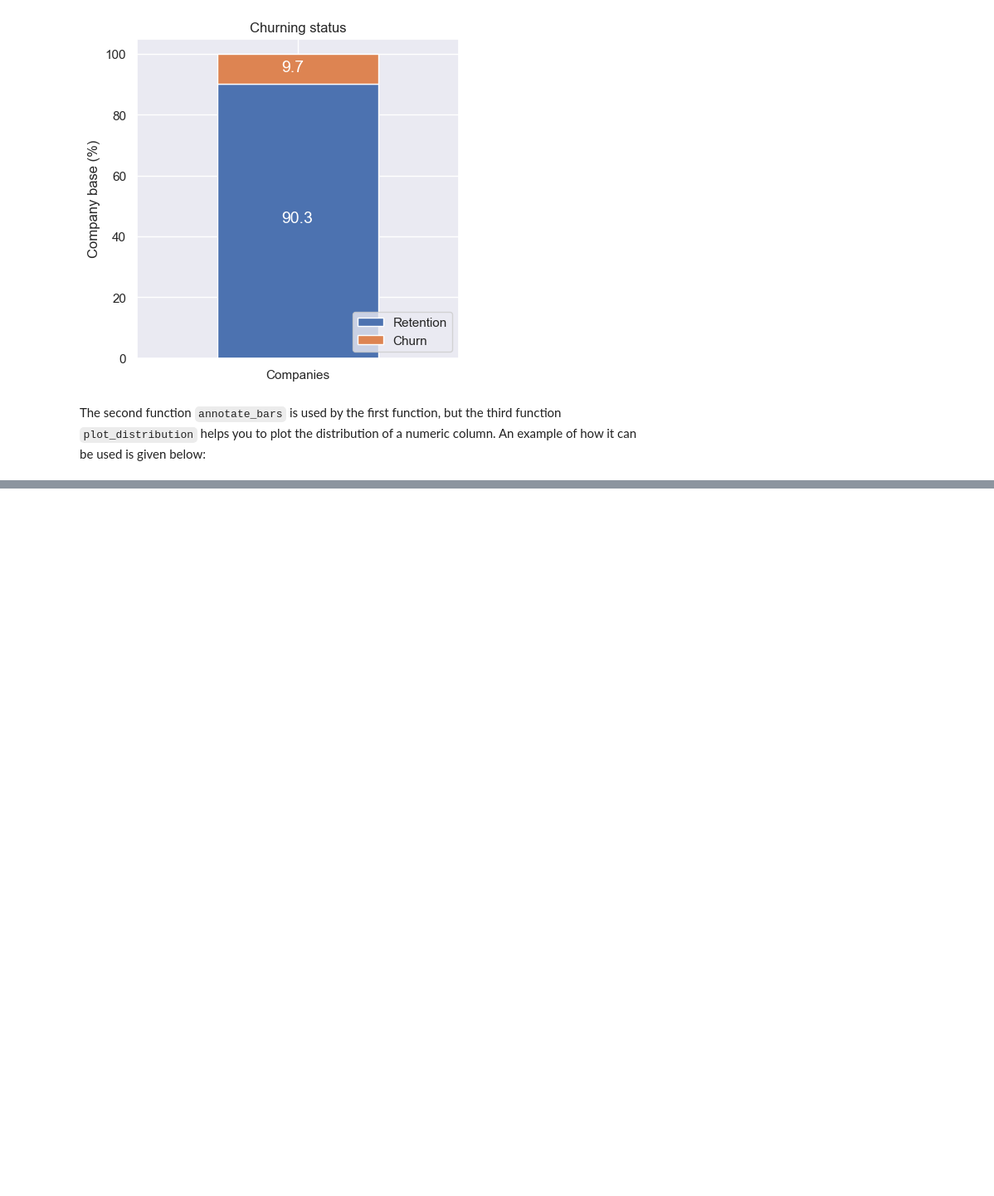
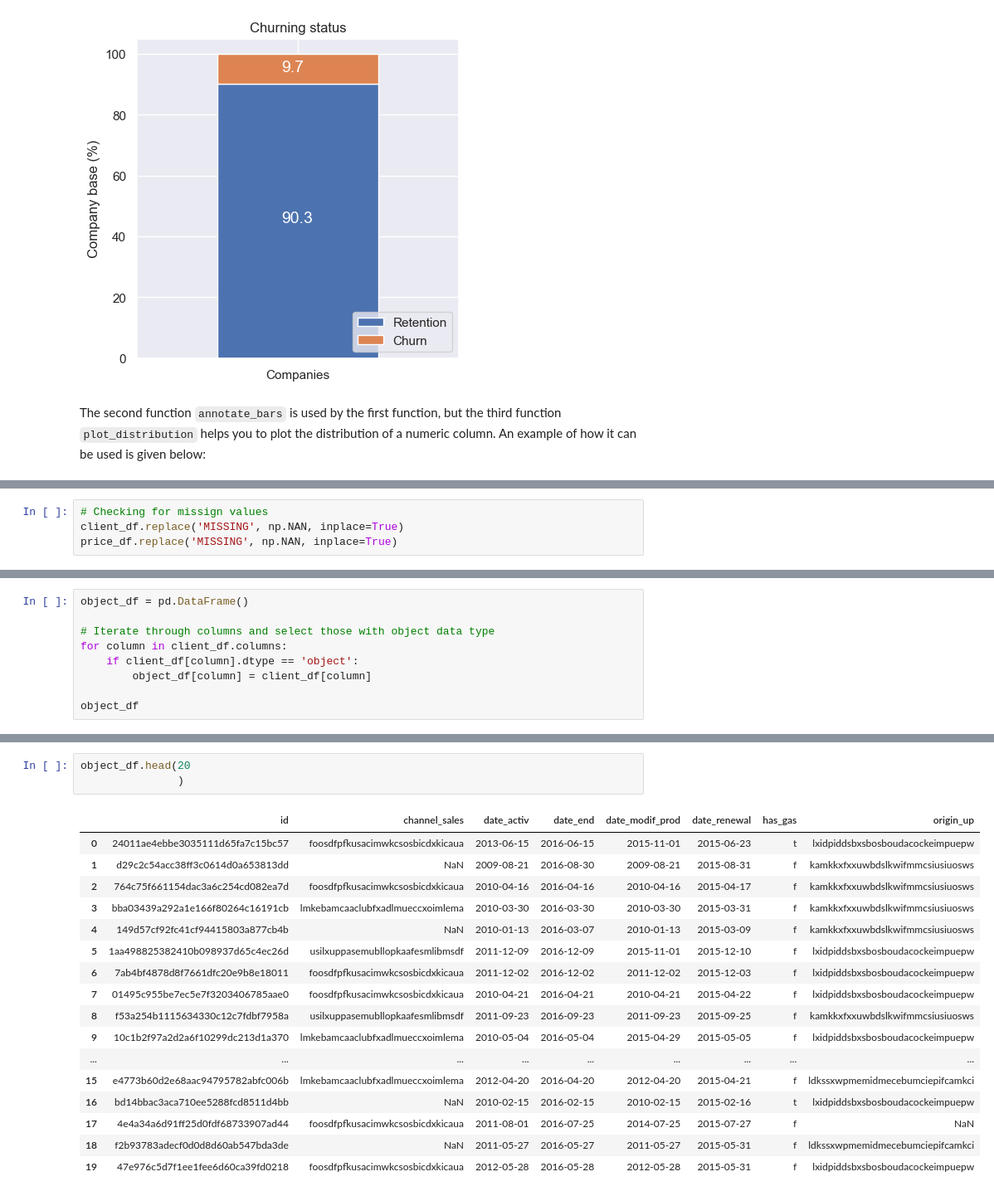
Before and after one commit to nelson123-lab/BCG-X-Data-Science, a Jupyter notebook: Task 2/Task 2 - eda_starter.ipynb, the cells around one changed output, grey strips where cells are left out. Shown at 83% size. Saved outputs shown, nothing was run; the diff lists cells and outputs as text; blank space fills up the shorter version.

```diff
--- a/Task 2/Task 2 - eda_starter.ipynb
+++ b/Task 2/Task 2 - eda_starter.ipynb
@@ -207,3 +208,7 @@ fig, axs = plt.subplots(nrows=1, figsize=(18, 5))
 plot_distribution(consumption, 'cons_12m', axs)
 # %% [output]
 [figure]
+# %%
+# Checking for missign values
+client_df.replace('MISSING', np.NAN, inplace=True)
+price_df.replace('MISSING', np.NAN, inplace=True)
@@ -209,0 +247,9 @@ plot_distribution(consumption, 'cons_12m', axs)
+# %%
+object_df = pd.DataFrame()
+
+# Iterate through columns and select those with object data type
+for column in client_df.columns:
+    if client_df[column].dtype == 'object':
+        object_df[column] = client_df[column]
+
+object_df
@@ -209,0 +270,21 @@ plot_distribution(consumption, 'cons_12m', axs)
+# %%
+object_df.head(20
+               )
+# %% [output]
+|  | id | channel_sales | date_activ | date_end | date_modif_prod | date_renewal | has_gas | origin_up |
+| 0 | 24011ae4ebbe3035111d65fa7c15bc57 | foosdfpfkusacimwkcsosbicdxkicaua | 2013-06-15 | 2016-06-15 | 2015-11-01 | 2015-06-23 | t | lxidpiddsbxsbosboudacockeimpuepw |
+| 1 | d29c2c54acc38ff3c0614d0a653813dd | NaN | 2009-08-21 | 2016-08-30 | 2009-08-21 | 2015-08-31 | f | kamkkxfxxuwbdslkwifmmcsiusiuosws |
+| 2 | 764c75f661154dac3a6c254cd082ea7d | foosdfpfkusacimwkcsosbicdxkicaua | 2010-04-16 | 2016-04-16 | 2010-04-16 | 2015-04-17 | f | kamkkxfxxuwbdslkwifmmcsiusiuosws |
+| 3 | bba03439a292a1e166f80264c16191cb | lmkebamcaaclubfxadlmueccxoimlema | 2010-03-30 | 2016-03-30 | 2010-03-30 | 2015-03-31 | f | kamkkxfxxuwbdslkwifmmcsiusiuosws |
+| 4 | 149d57cf92fc41cf94415803a877cb4b | NaN | 2010-01-13 | 2016-03-07 | 2010-01-13 | 2015-03-09 | f | kamkkxfxxuwbdslkwifmmcsiusiuosws |
+| 5 | 1aa498825382410b098937d65c4ec26d | usilxuppasemubllopkaafesmlibmsdf | 2011-12-09 | 2016-12-09 | 2015-11-01 | 2015-12-10 | f | lxidpiddsbxsbosboudacockeimpuepw |
+| 6 | 7ab4bf4878d8f7661dfc20e9b8e18011 | foosdfpfkusacimwkcsosbicdxkicaua | 2011-12-02 | 2016-12-02 | 2011-12-02 | 2015-12-03 | f | lxidpiddsbxsbosboudacockeimpuepw |
+| 7 | 01495c955be7ec5e7f3203406785aae0 | foosdfpfkusacimwkcsosbicdxkicaua | 2010-04-21 | 2016-04-21 | 2010-04-21 | 2015-04-22 | f | lxidpiddsbxsbosboudacockeimpuepw |
+| 8 | f53a254b1115634330c12c7fdbf7958a | usilxuppasemubllopkaafesmlibmsdf | 2011-09-23 | 2016-09-23 | 2011-09-23 | 2015-09-25 | f | kamkkxfxxuwbdslkwifmmcsiusiuosws |
+| 9 | 10c1b2f97a2d2a6f10299dc213d1a370 | lmkebamcaaclubfxadlmueccxoimlema | 2010-05-04 | 2016-05-04 | 2015-04-29 | 2015-05-05 | f | lxidpiddsbxsbosboudacockeimpuepw |
+| ... | ... | ... | ... | ... | ... | ... | ... | ... |
+| 15 | e4773b60d2e68aac94795782abfc006b | lmkebamcaaclubfxadlmueccxoimlema | 2012-04-20 | 2016-04-20 | 2012-04-20 | 2015-04-21 | f | ldkssxwpmemidmecebumciepifcamkci |
+| 16 | bd14bbac3aca710ee5288fcd8511d4bb | NaN | 2010-02-15 | 2016-02-15 | 2010-02-15 | 2015-02-16 | t | lxidpiddsbxsbosboudacockeimpuepw |
+| 17 | 4e4a34a6d91ff25d0fdf68733907ad44 | foosdfpfkusacimwkcsosbicdxkicaua | 2011-08-01 | 2016-07-25 | 2014-07-25 | 2015-07-27 | f | NaN |
+| 18 | f2b93783adecf0d0d8d60ab547bda3de | NaN | 2011-05-27 | 2016-05-27 | 2011-05-27 | 2015-05-31 | f | ldkssxwpmemidmecebumciepifcamkci |
+| 19 | 47e976c5d7f1ee1fee6d60ca39fd0218 | foosdfpfkusacimwkcsosbicdxkicaua | 2012-05-28 | 2016-05-28 | 2012-05-28 | 2015-05-31 | f | lxidpiddsbxsbosboudacockeimpuepw |
```
Also changed, not shown: parts of 11 cells of this notebook.
